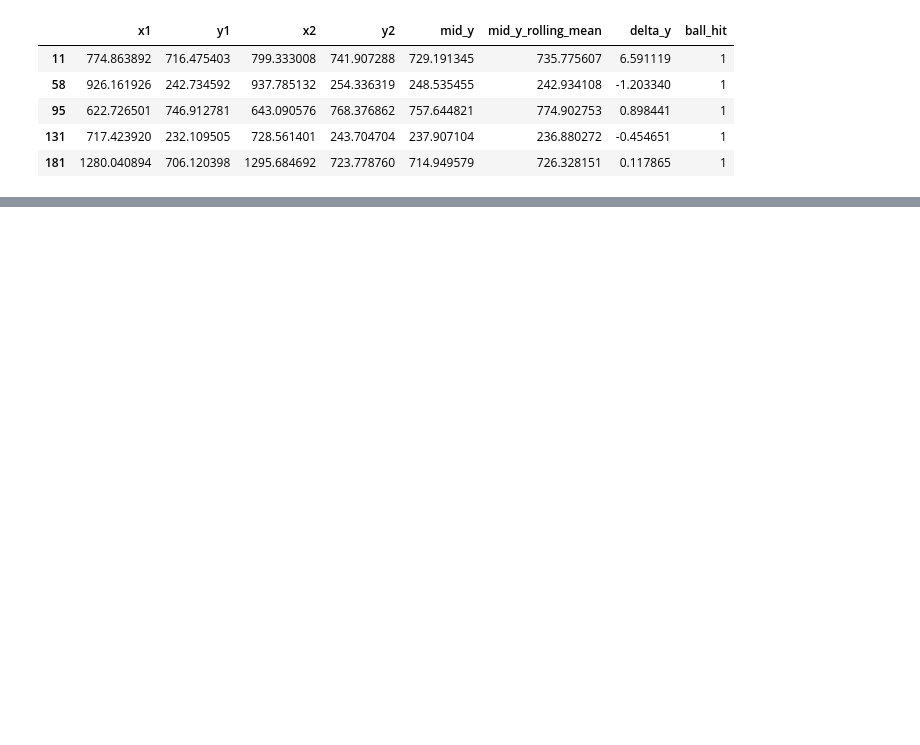
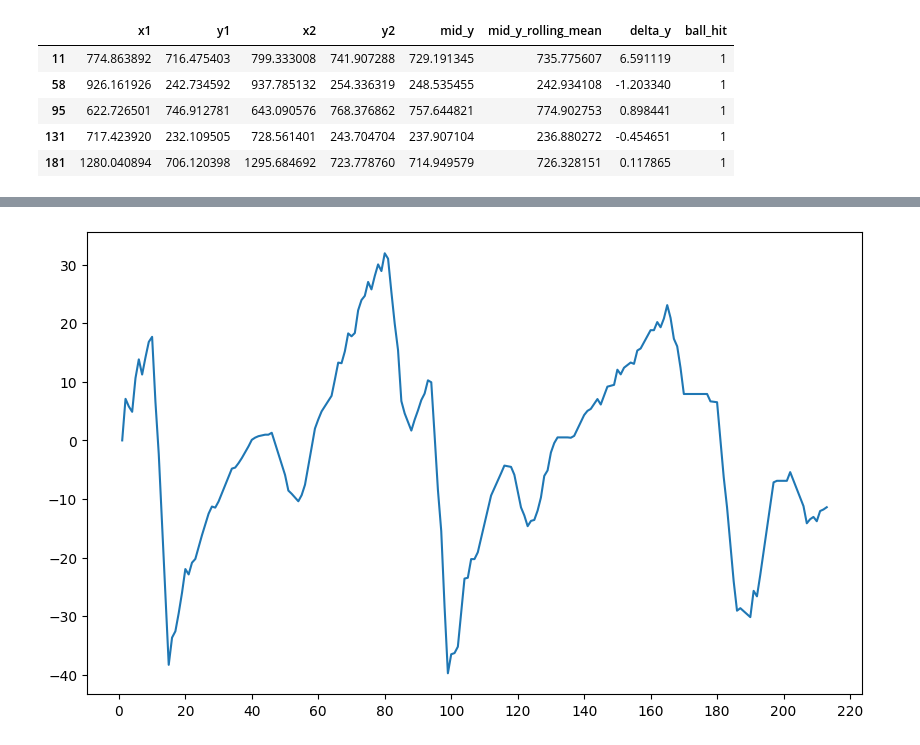
Before and after one commit to iamdebasishdas123/Tennis_Match_Analysis_Using_Computer_Vision, a Jupyter notebook: Analysis/ball_analysis.ipynb, the cells around one changed output, grey strips where cells are left out. Saved outputs shown, nothing was run; the diff lists cells and outputs as text; code cells hidden in the pictures; blank space fills up the shorter version.

```diff
--- a/Analysis/ball_analysis.ipynb
+++ b/Analysis/ball_analysis.ipynb
@@ -68,6 +97,7 @@ for i in range(1,len(df_ball_positions)- int(minimum_change_frames_for_hit*1.2)
                 change_count+=1
 
         if change_count>minimum_change_frames_for_hit-1:
-            df_ball_positions['ball_hit'].iloc[i] = 1
+            # df_ball_positions['ball_hit']loc[i] = 1
+            df_ball_positions.loc[i,"ball_hit"]=1
 
 frame_nums_with_ball_hits = df_ball_positions[df_ball_positions['ball_hit']==1].index.tolist()
@@ -100,0 +142,8 @@ df_ball_positions[df_ball_positions['ball_hit']==1]
+# %%
+# ploat of 9*9 matrix
+plt.figure(figsize=(10, 6))  # Width = 10 inches, Height = 6 inches
+plt.plot(df_ball_positions['delta_y'].index,df_ball_positions['delta_y'])
+plt.locator_params(axis='x', nbins=15)
+plt.show()
+# %% [output]
+[figure, added]
```
Also changed, not shown: parts of 23 cells of this notebook, 23 other files.
